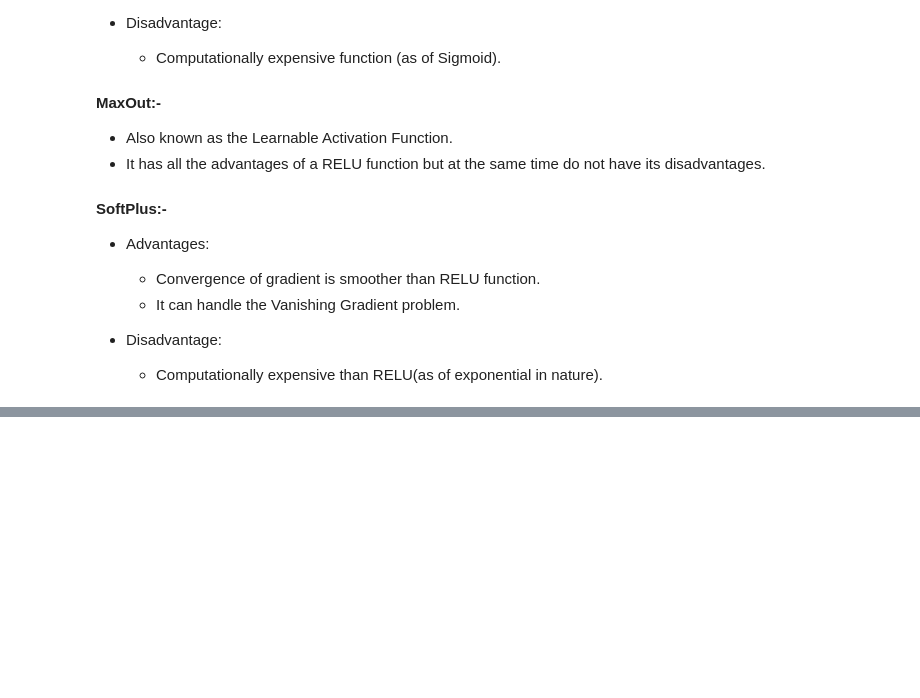
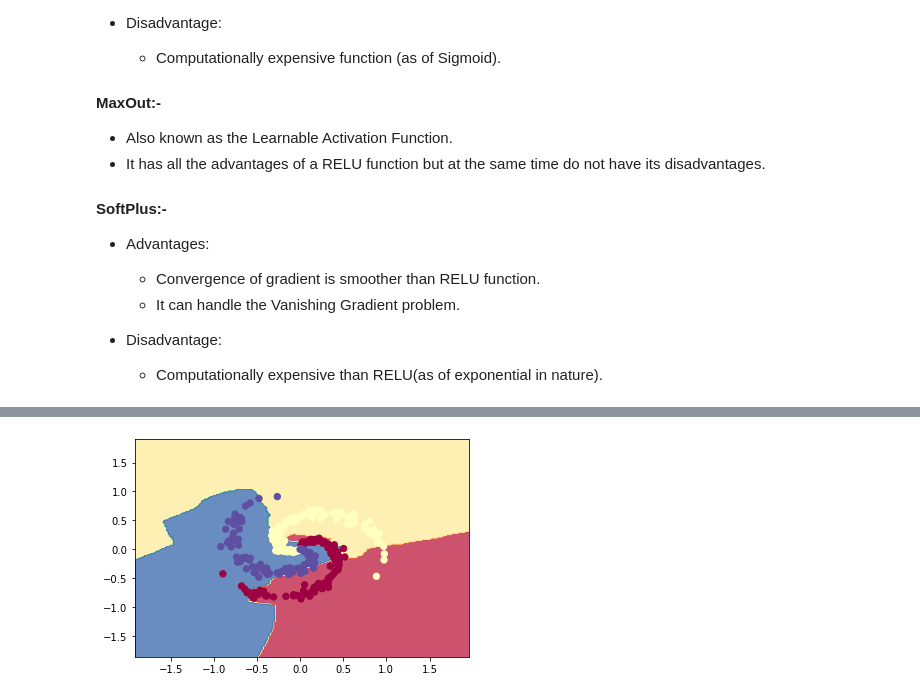
Before and after one commit to 28101991SUNNY/Neural-Networks, a Jupyter notebook: 02_n-layer_Neural Network.ipynb, the cells around one changed output, grey strips where cells are left out. Cells and saved outputs as stored; diff of their text form; code cells hidden in the pictures; blank space fills up the shorter version.

```diff
--- a/02_n-layer_Neural Network.ipynb
+++ b/02_n-layer_Neural Network.ipynb
@@ -677,0 +1112,15 @@ https://www.linkedin.com/pulse/top-10-activation-functions-advantages-disadvanta
+# %%
+
+dJ_dZ2 = (probs - y) / n   # A2- y
+
+dJ_dw2 = np.dot(A1.T,dJ_dZ2)
+
+dJ_db2 = np.sum(dJ_dZ2, axis = 0, keepdims=True)
+
+dJ_dA1 = np.dot(dJ_dZ2 , w2.T)
+
+dJ_dA1[Z1 < 0] = 0 # relu , derivative
+dJ_dZ1 = dJ_dA1
+
+dJ_dw1 = np.dot(X.T,dJ_dZ1)
+dJ_db1 = np.sum(dJ_dZ1, axis = 0, keepdims=True)
@@ -677,0 +1211,8 @@ https://www.linkedin.com/pulse/top-10-activation-functions-advantages-disadvanta
+# %%
+X = df.iloc[:,:-1].to_numpy()
+y = df.iloc[:,-1].to_numpy()
+# %%
+model = n_layer_NN_classifier(n_features = 2,
+                              n_hidden = 100,
+                              n_classes= 3
+                              )
@@ -677,0 +1229,2 @@ https://www.linkedin.com/pulse/top-10-activation-functions-advantages-disadvanta
+# %%
+model.fit(X,lr= 1.5, max_iters= 10000)
@@ -677,0 +1267,21 @@ https://www.linkedin.com/pulse/top-10-activation-functions-advantages-disadvanta
+# %%
+# create a 2D grid
+step = 0.02
+x_min, x_max = X[:, 0].min() - 1, X[:, 0].max() + 1
+y_min, y_max = X[:, 1].min() - 1, X[:, 1].max() + 1
+xx, yy = np.meshgrid(np.arange(x_min, x_max, step), np.arange(y_min, y_max, step))
+
+# predict for all the points in the grid
+
+y_hat = model.predict(np.c_[xx.ravel(), yy.ravel()])
+y_hat = y_hat.reshape(xx.shape)
+
+# plot
+fig = plt.figure()
+plt.contourf(xx, yy, y_hat, cmap=plt.cm.Spectral, alpha=0.8)
+plt.scatter(X[:, 0], X[:, 1], c=y, s=40, cmap=plt.cm.Spectral)
+plt.xlim(xx.min(), xx.max())
+plt.ylim(yy.min(), yy.max())
+plt.show()
+# %% [output]
+[figure, added]
```
Also changed, not shown: parts of 61 cells of this notebook.
